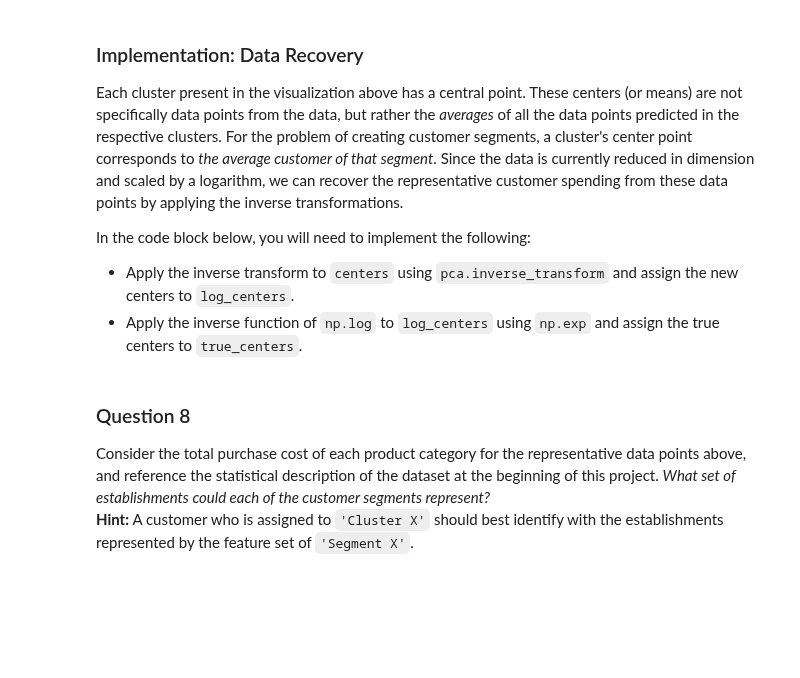
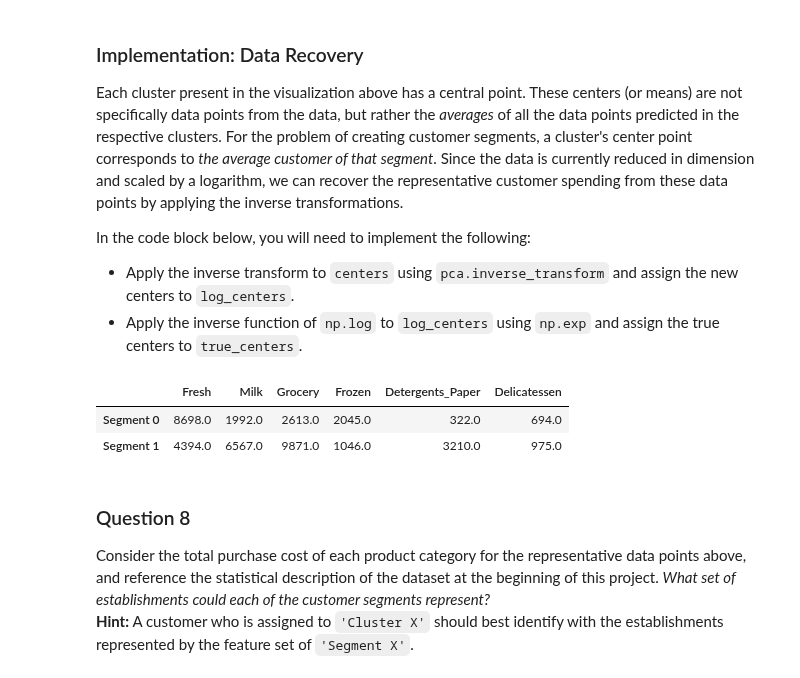
Before and after one commit to NekuSakuraba/machine-learning, a Jupyter notebook: projects/customer_segments/customer_segments.ipynb, the cells around one changed output. Drawn from its saved outputs; the diff is of its cells as text; code cells hidden in the pictures; blank space fills up the shorter version.

```diff
--- a/projects/customer_segments/customer_segments.ipynb
+++ b/projects/customer_segments/customer_segments.ipynb
@@ -659,16 +645,20 @@ In the code block below, you will need to implement the following:
  - Apply the inverse function of `np.log` to `log_centers` using `np.exp` and assign the true centers to `true_centers`.
 # %%
 # TODO: Inverse transform the centers
-log_centers = None
+log_centers = pca.inverse_transform(centers)
 
 # TODO: Exponentiate the centers
-true_centers = None
+true_centers = np.exp(log_centers)
 
 # Display the true centers
 segments = ['Segment {}'.format(i) for i in range(0,len(centers))]
 true_centers = pd.DataFrame(np.round(true_centers), columns = data.keys())
 true_centers.index = segments
 display(true_centers)
+# %% [output]
+|  | Fresh | Milk | Grocery | Frozen | Detergents_Paper | Delicatessen |
+| Segment 0 | 8698.0 | 1992.0 | 2613.0 | 2045.0 | 322.0 | 694.0 |
+| Segment 1 | 4394.0 | 6567.0 | 9871.0 | 1046.0 | 3210.0 | 975.0 |
 # %% [markdown]
 ### Question 8
 Consider the total purchase cost of each product category for the representative data points above, and reference the statistical description of the dataset at the beginning of this project. *What set of establishments could each of the customer segments represent?*
```
Also changed, not shown: parts of 14 cells of this notebook.
